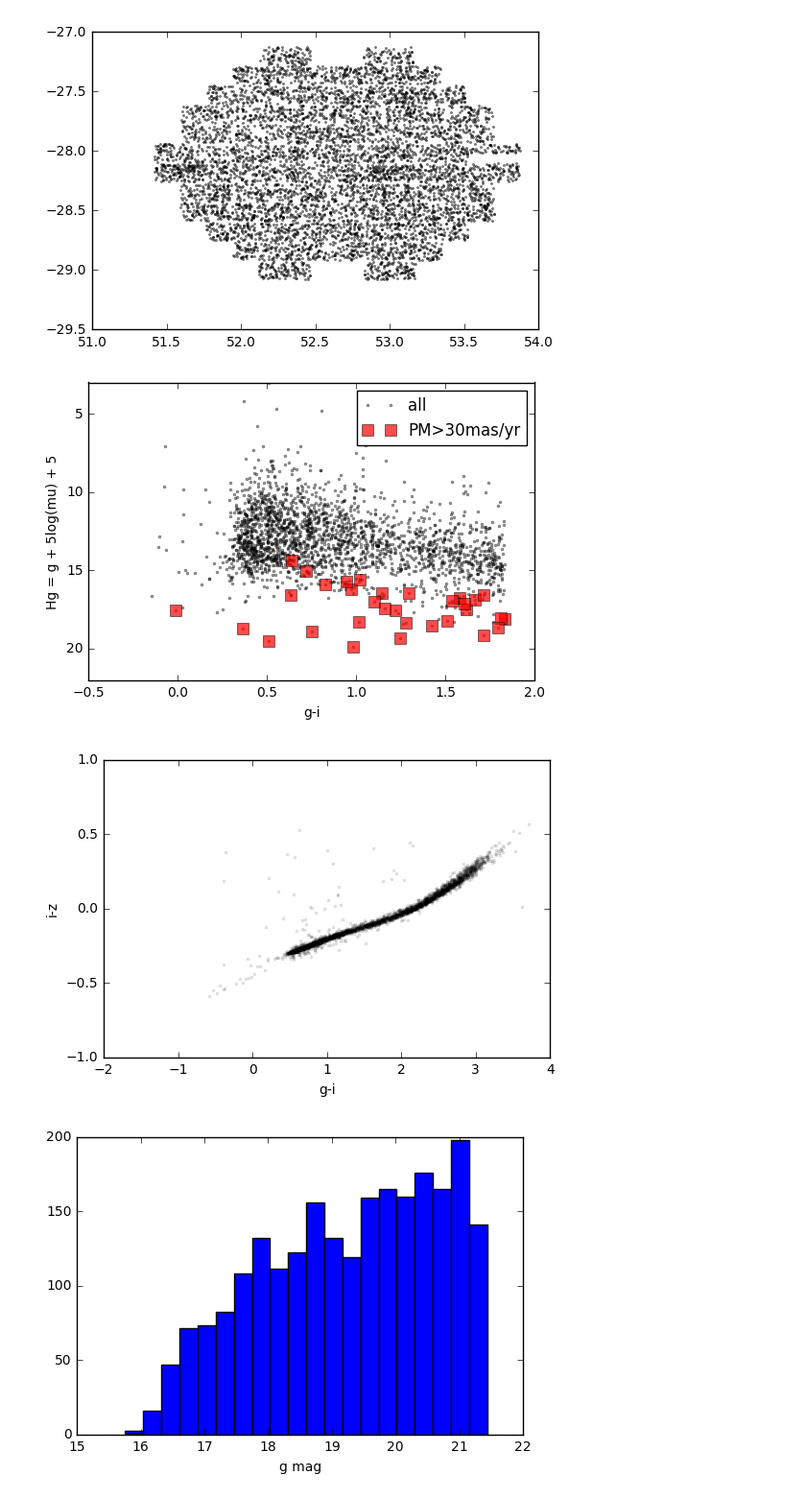
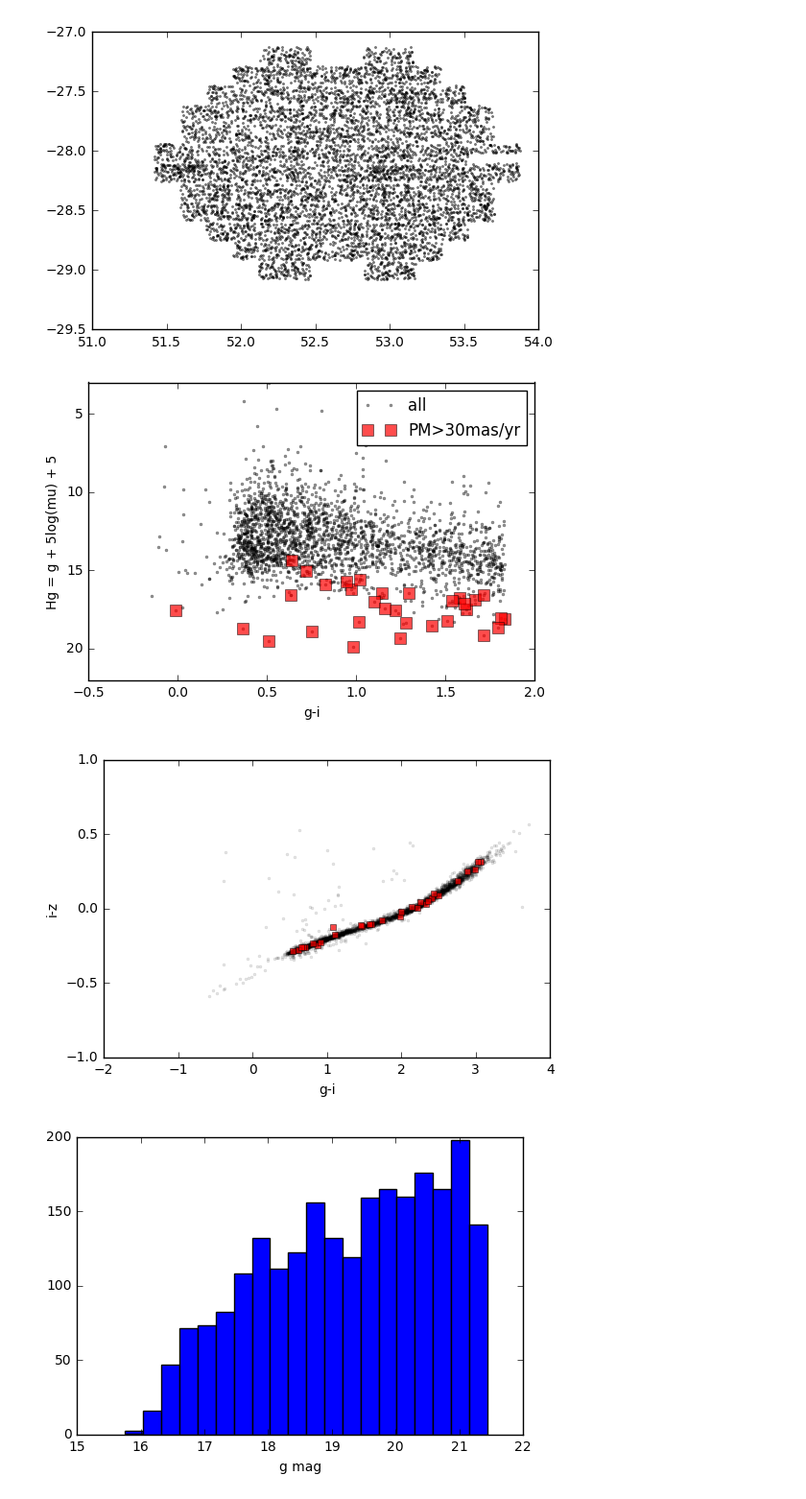
Before and after one commit to sazabi4/test, a Jupyter notebook: SNC3_RPMD.ipynb, the cells around one changed output. Shown at 96% size. Drawn from its saved outputs; the diff is of its cells as text; code cells hidden in the pictures.

Commit message:
updated a figure

```diff
--- a/SNC3_RPMD.ipynb
+++ b/SNC3_RPMD.ipynb
@@ -39,27 +39,28 @@ pm.write('snc3.pm_wRADec.fits', format='fits')
 # %%
 # plot RPM diagram
 data = Table.read('snc3.magXpm.fits')
 data['g'] = data['g'] - 5.5
 data['i'] = data['i'] - 5.5 + 0.17
 highpm = np.sqrt(data['PMX']**2+data['PMY']**2) > 30
 
 plt.figure()
 plt.plot(data['g']-data['i'], data['g']+5+5*np.log10(np.sqrt(data['PMX']**2+data['PMY']**2)/1000), 'k.', ms=4, alpha=0.4, label='all')
 plt.plot(data['g'][highpm]-data['i'][highpm], data['g'][highpm]+5+5*np.log10(np.sqrt(data['PMX'][highpm]**2+data['PMY'][highpm]**2)/1000), 'rs', ms=8, alpha=0.7,label='PM>30mas/yr')
 plt.legend()
 plt.ylim(22,3)
 plt.xlabel('g-i')
 plt.ylabel('Hg = g + 5log(mu) + 5')
 
 plt.figure()
 plt.plot(mag['g']-mag['i'],mag['i']-mag['z'],'k.', ms=4, alpha=0.1)
+plt.plot(mag['g'][highpm]-mag['i'][highpm],mag['i'][highpm]-mag['z'][highpm], 'rs', ms=4, alpha=0.7,label='PM>30mas/yr')
 plt.ylim(-1,1)
 plt.xlabel('g-i')
 plt.ylabel('i-z')
 plt.show()
 # %% [output]
 [figure]
-[figure, old version]
+[figure, new version]
 # %%
 plt.figure()
 plt.hist(data['g'],bins=20)
```
